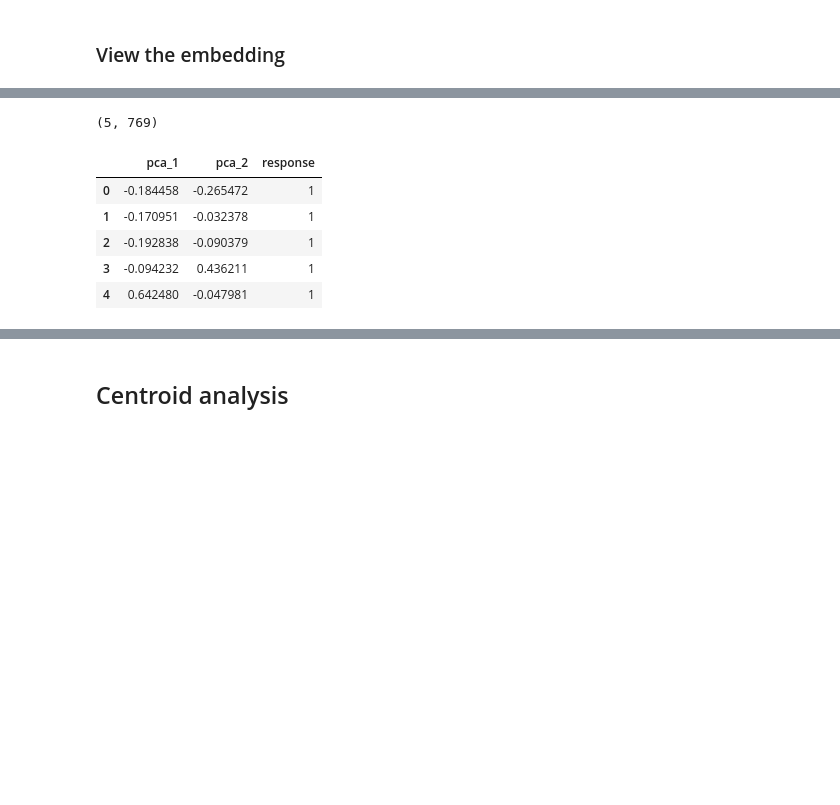
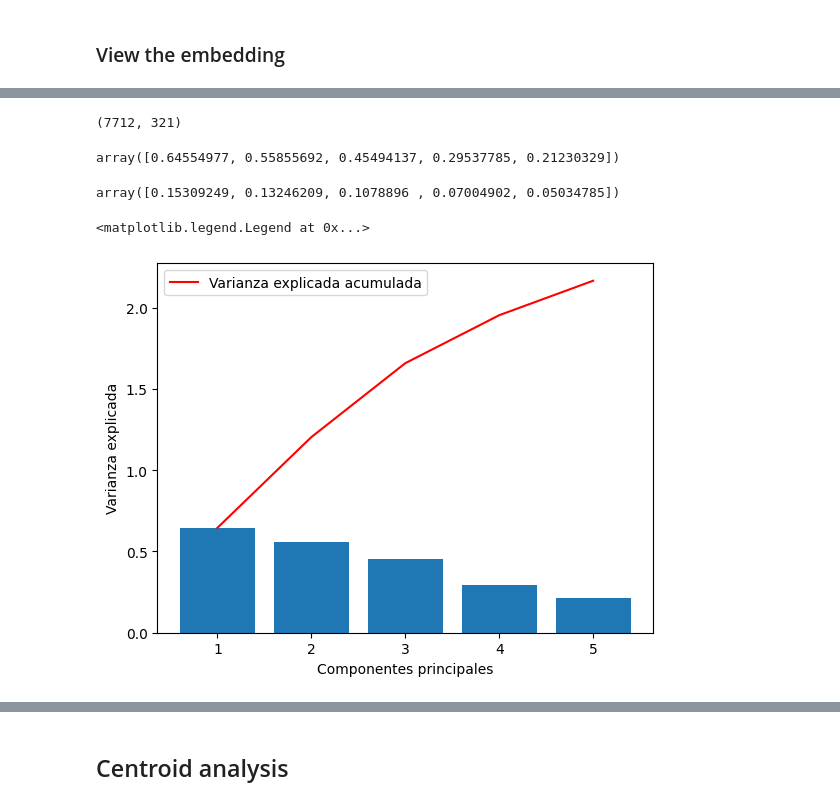
Before and after one commit to diegfernv/mk_numerical_representation, a Jupyter notebook: notebooks/1-Encoding.ipynb, the cells around one changed output, grey strips where cells are left out. Drawn from its saved outputs; the diff is of its cells as text; code cells hidden in the pictures; blank space fills up the shorter version.

```diff
--- a/notebooks/1-Encoding.ipynb
+++ b/notebooks/1-Encoding.ipynb
@@ -448,0 +452,3 @@ import seaborn as sns
+# %%
+df_embedding = pd.read_csv("../data/encoded/esm2_t6_8M_UR50D.csv")
+df_embedding.head()
@@ -453,20 +467,27 @@ df_neg = shuffle(df_neg, random_state=42).iloc[:len(df_pos)]
 df_balanced = pd.concat([df_pos, df_neg], axis=0)
 df_balanced.shape
 # %% [output]
-(5, 769)
+(7712, 321)
 # %%
 df_values = df_balanced.drop(columns=["response"]).values
-pca = PCA(n_components=2, random_state=42)
+pca = PCA(n_components=5, random_state=42)
 pca.fit(df_values)
 pca_transform = pca.transform(df_values)
-
-df_pca = pd.DataFrame(pca_transform, columns=["pca_1", "pca_2"])
-df_pca["response"] = df_balanced["response"].values
-df_pca.head()
-# %% [output]
-|  | pca_1 | pca_2 | response |
-| 0 | -0.184458 | -0.265472 | 1 |
-| 1 | -0.170951 | -0.032378 | 1 |
-| 2 | -0.192838 | -0.090379 | 1 |
-| 3 | -0.094232 | 0.436211 | 1 |
-| 4 | 0.642480 | -0.047981 | 1 |
+# %%
+pca.explained_variance_
+# %% [output]
+array([0.64554977, 0.55855692, 0.45494137, 0.29537785, 0.21230329])
+# %%
+pca.explained_variance_ratio_
+# %% [output]
+array([0.15309249, 0.13246209, 0.1078896 , 0.07004902, 0.05034785])
+# %%
+plt.bar(range(1, len(pca.explained_variance_) + 1), pca.explained_variance_)
+plt.ylabel('Varianza explicada')
+plt.xlabel('Componentes principales')
+plt.plot(range(1, len(pca.explained_variance_) + 1), np.cumsum(pca.explained_variance_),
+        c='red', label="Varianza explicada acumulada")
+plt.legend(loc='upper left')
+# %% [output]
+<matplotlib.legend.Legend at 0x...>
+[figure, added]
```
Also changed, not shown: parts of 4 cells of this notebook, 6 other files.
